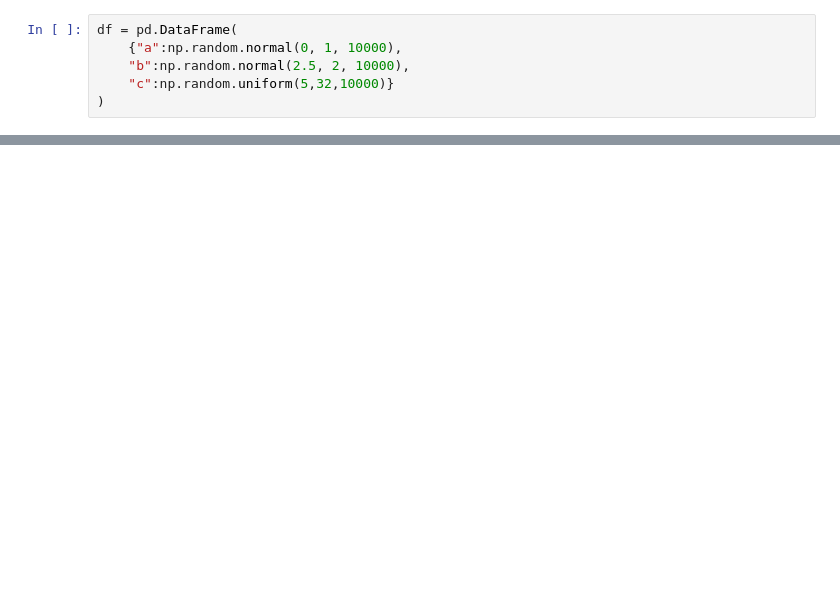
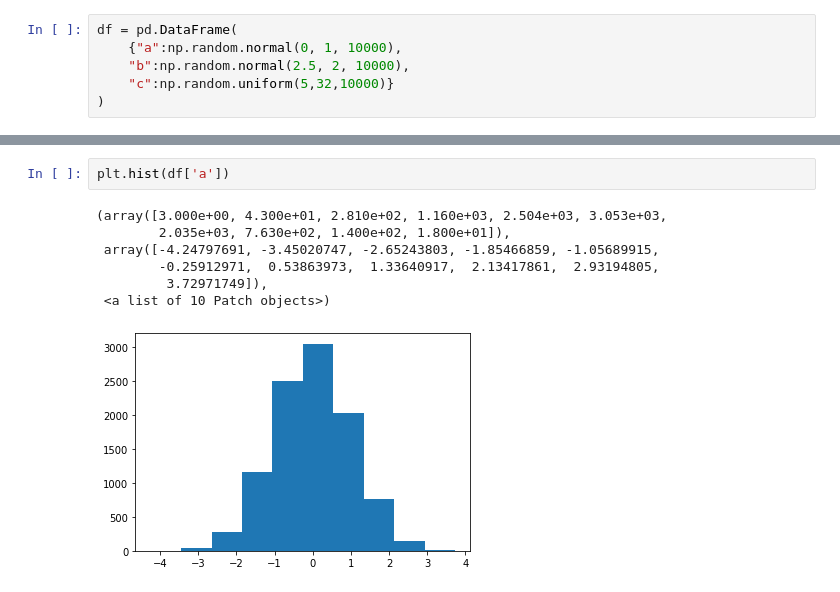
Before and after one commit to afoone/pruebas_ml_python, a Jupyter notebook: notebooks/mios/11. Dummy Datasets.ipynb, the cells around one changed output, grey strips where cells are left out. Drawn from its saved outputs; the diff is of its cells as text; blank space fills up the shorter version.

```diff
--- a/notebooks/mios/11. Dummy Datasets.ipynb
+++ b/notebooks/mios/11. Dummy Datasets.ipynb
@@ -30,0 +32,10 @@ df.describe()
+# %%
+plt.hist(df['a'])
+# %% [output]
+(array([3.000e+00, 4.300e+01, 2.810e+02, 1.160e+03, 2.504e+03, 3.053e+03,
+        2.035e+03, 7.630e+02, 1.400e+02, 1.800e+01]),
+ array([-4.24797691, -3.45020747, -2.65243803, -1.85466859, -1.05689915,
+        -0.25912971,  0.53863973,  1.33640917,  2.13417861,  2.93194805,
+         3.72971749]),
+ <a list of 10 Patch objects>)
+[figure, added]
```
Also changed, not shown: parts of 20 cells of this notebook.
